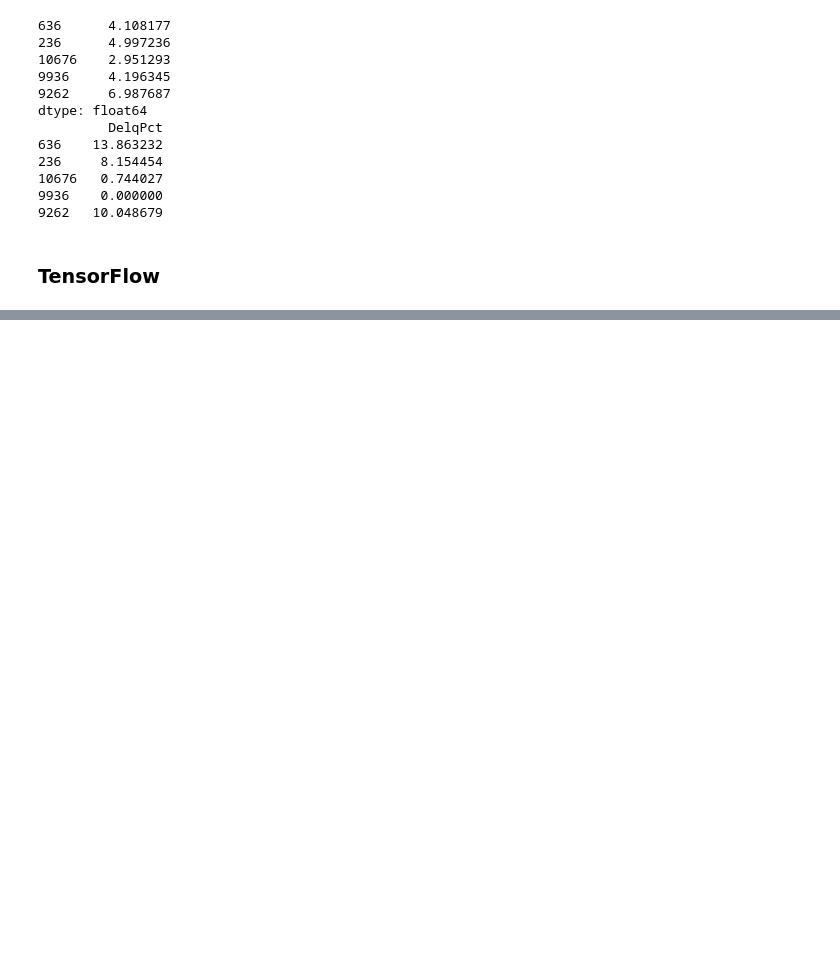
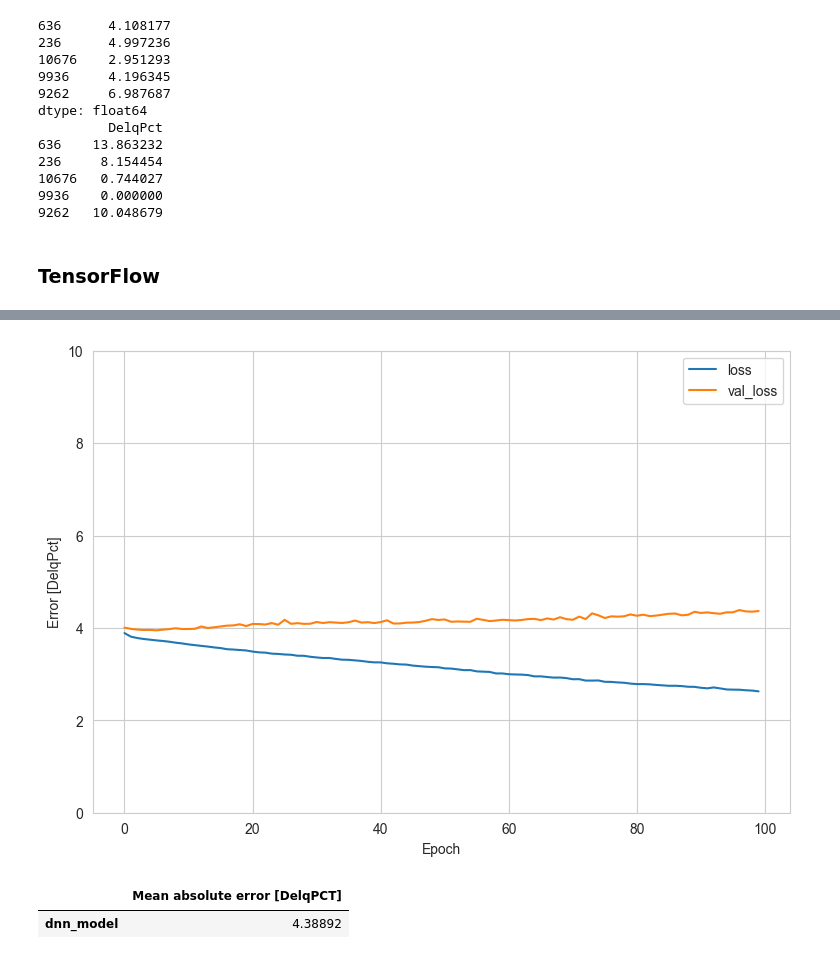
Before and after one commit to mikaag/Scorelate, a Jupyter notebook: DelqAmnt.ipynb, the cells around one changed output, grey strips where cells are left out. Saved outputs shown, nothing was run; the diff lists cells and outputs as text; code cells hidden in the pictures; blank space fills up the shorter version.

Commit message:
DelqPct Analysis

```diff
--- a/DelqAmnt.ipynb
+++ b/DelqAmnt.ipynb
@@ -431,0 +247,8 @@ show_confusion_matrix(y_test, test_classes, 'Testing')
+# %%
+train_features, test_features, train_labels, test_labels = train_test_split(
+    df.iloc[:,:-1], df.iloc[:,-1:], test_size=0.2, random_state=42)
+
+
+normalizer = tf.keras.layers.Normalization(axis=-1)
+normalizer.adapt(np.array(train_features))
+print(normalizer.mean.numpy())
@@ -431,0 +271,15 @@ show_confusion_matrix(y_test, test_classes, 'Testing')
+# %%
+def build_and_compile_model(norm):
+  model = keras.Sequential([
+      norm,
+      layers.Dense(64, activation='relu'),
+      layers.Dense(64, activation='relu'),
+      layers.Dense(1)
+  ])
+
+  model.compile(loss='mean_absolute_error',
+                optimizer=tf.keras.optimizers.Adam(0.001))
+  return model
+# %%
+dnn_model = build_and_compile_model(normalizer)
+dnn_model.summary()
@@ -431,0 +305,7 @@ show_confusion_matrix(y_test, test_classes, 'Testing')
+# %%
+%%time
+history = dnn_model.fit(
+    train_features,
+    train_labels,
+    validation_split=0.2,
+    verbose=0, epochs=100)
@@ -431,0 +317,23 @@ show_confusion_matrix(y_test, test_classes, 'Testing')
+# %%
+def plot_loss(history):
+  plt.plot(history.history['loss'], label='loss')
+  plt.plot(history.history['val_loss'], label='val_loss')
+  plt.ylim([0, 10])
+  plt.xlabel('Epoch')
+  plt.ylabel('Error [DelqPct]')
+  plt.legend()
+  plt.grid(True)
+
+plot_loss(history)
+
+#Overfitting is when the model fits the training data too closely, and the loss keeps decreasing while the val_loss is stale, or increases.
+#which looks to be exactly what is happening here
+# %% [output]
+[figure, added]
+# %%
+test_results = dict()
+test_results['dnn_model'] = dnn_model.evaluate(test_features, test_labels, verbose=0)
+pd.DataFrame(test_results, index=['Mean absolute error [DelqPCT]']).T
+# %% [output]
+|  | Mean absolute error [DelqPCT] |
+| dnn_model | 4.38892 |
```
Also changed, not shown: parts of 25 cells of this notebook, 29 other files.
